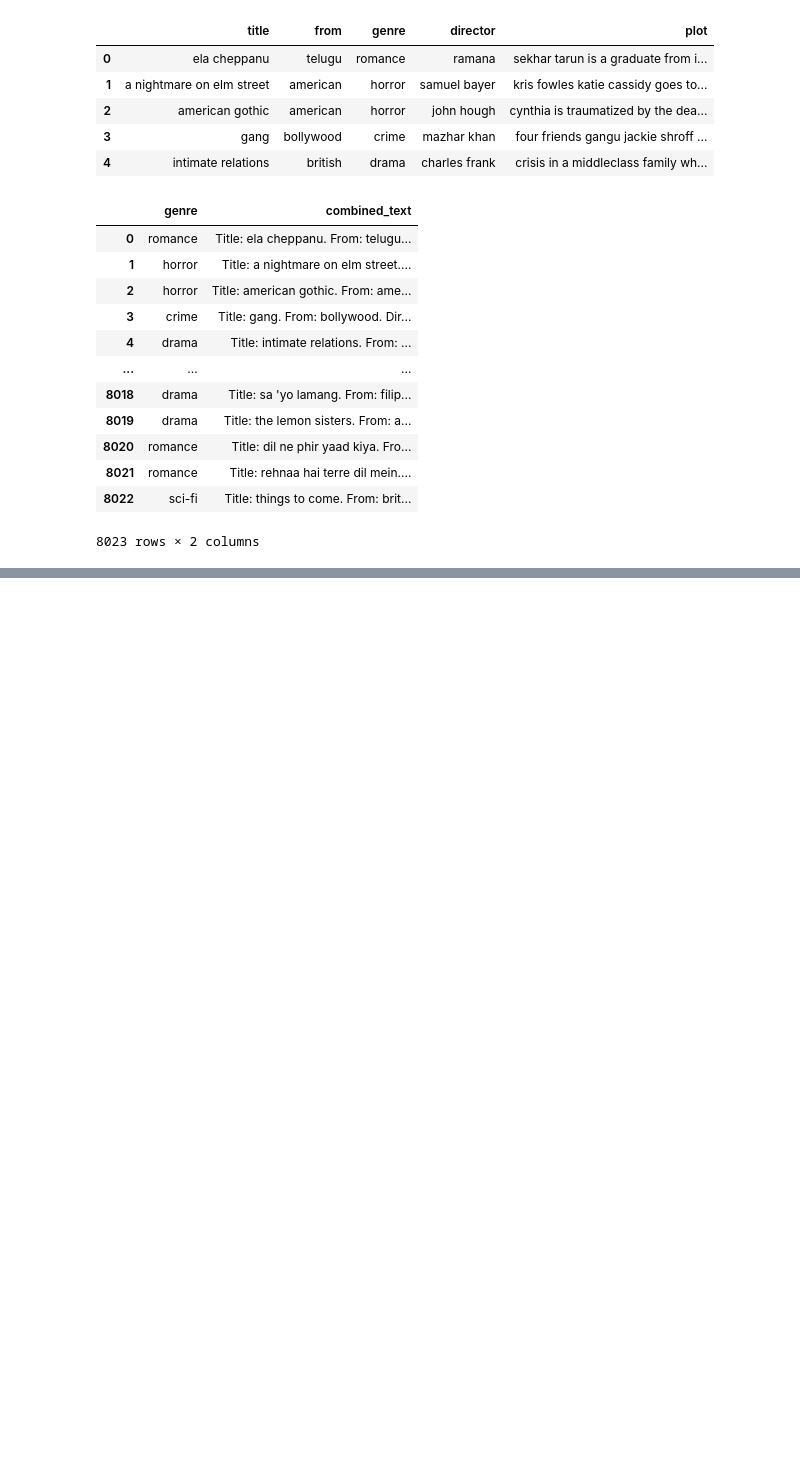
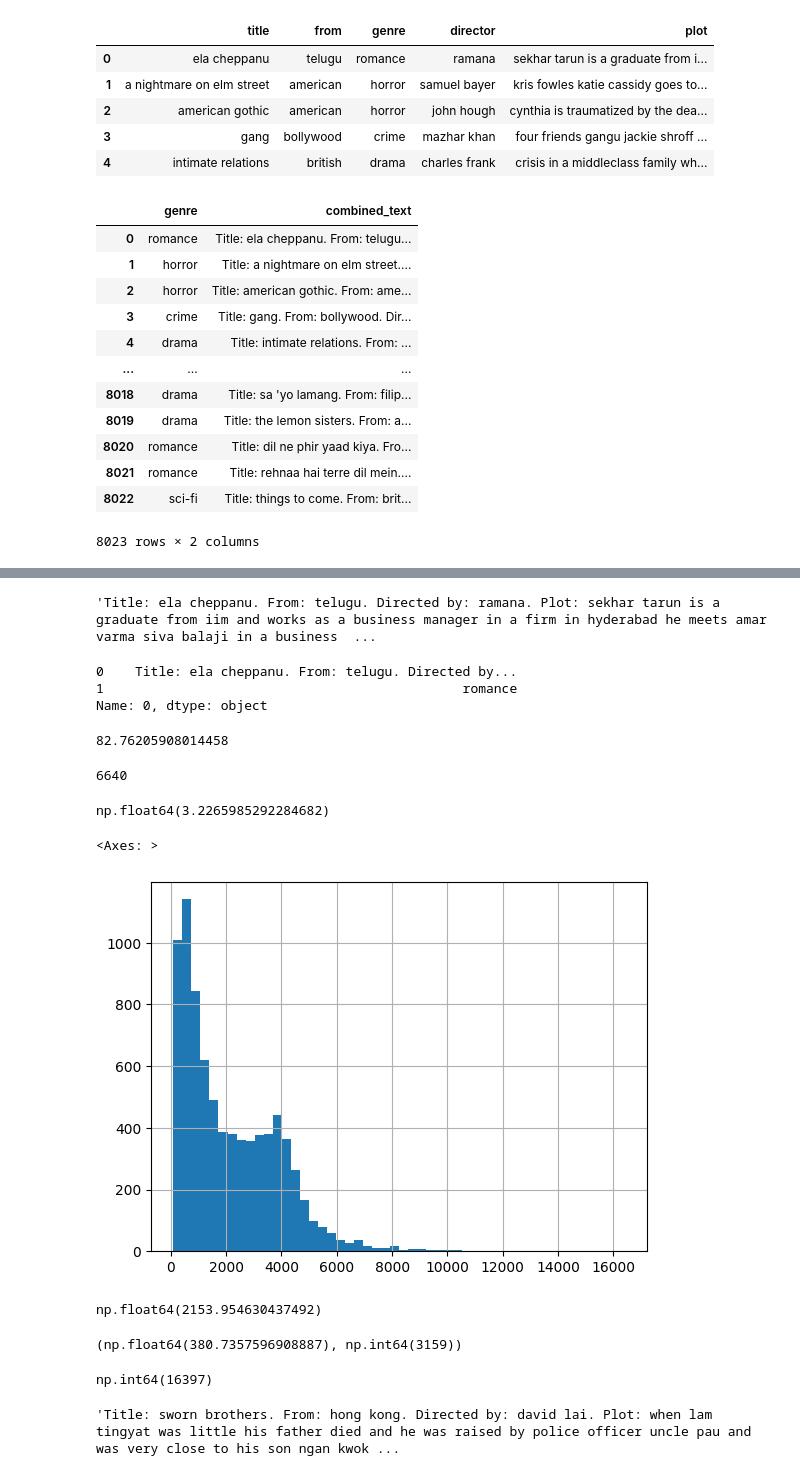
Before and after one commit to TheGreatestEvers/NLP-movie-genre-prediction, a Jupyter notebook: column_combiner.ipynb, the cells around one changed output, grey strips where cells are left out. Cells and saved outputs as stored; diff of their text form; code cells hidden in the pictures; blank space fills up the shorter version.

Commit message:
new with column titles

```diff
--- a/column_combiner.ipynb
+++ b/column_combiner.ipynb
@@ -46,0 +62,2 @@ train_cleaned.to_csv('data/train_combined.csv', index=False, header=False)
+# %%
+text = pd.read_csv('data/train_combined.csv', header=None)
@@ -46,0 +73,10 @@ train_cleaned.to_csv('data/train_combined.csv', index=False, header=False)
+# %%
+text[0][0]
+# %% [output]
+'Title: ela cheppanu. From: telugu. Directed by: ramana. Plot: sekhar tarun is a graduate from iim and works as a business manager in a firm in hyderabad he meets amar varma siva balaji in a business  ...
+# %%
+text.l
+# %% [output]
+0    Title: ela cheppanu. From: telugu. Directed by...
+1                                              romance
+Name: 0, dtype: object
@@ -46,0 +91,38 @@ train_cleaned.to_csv('data/train_combined.csv', index=False, header=False)
+# %%
+# what percentage has more than 512 words
+len(text[text[0].apply(len) > 512]) / len(text) * 100
+# %% [output]
+82.76205908014458
+# %%
+# give the number of texts that have more than 512 words
+len(text[text[0].apply(len) > 512])
+# %% [output]
+6640
+# %%
+# how many punctuations are there in the mean in each text
+text[0].apply(lambda x: sum([1 for c in x if c in ['.', ',', '!', '?']])).mean()
+# %% [output]
+np.float64(3.2265985292284682)
+# %%
+# get histogram of the length of the text
+text[0].apply(len).hist(bins=50)
+# %% [output]
+<Axes: >
+[figure, added]
+# %%
+avg_len
+# %% [output]
+np.float64(2153.954630437492)
+# %%
+# get the average and max amount of words in the text
+text[0].apply(lambda x: len(x.split())).mean(), text[0].apply(lambda x: len(x.split())).max()
+# %% [output]
+(np.float64(380.7357596908887), np.int64(3159))
+# %%
+max_len
+# %% [output]
+np.int64(16397)
+# %%
+text[0][max_len_index]
+# %% [output]
+'Title: sworn brothers. From: hong kong. Directed by: david lai. Plot: when lam tingyat was little his father died and he was raised by police officer uncle pau and was very close to his son ngan kwok ...
```
Also changed, not shown: parts of 6 cells of this notebook, 1 other file.
